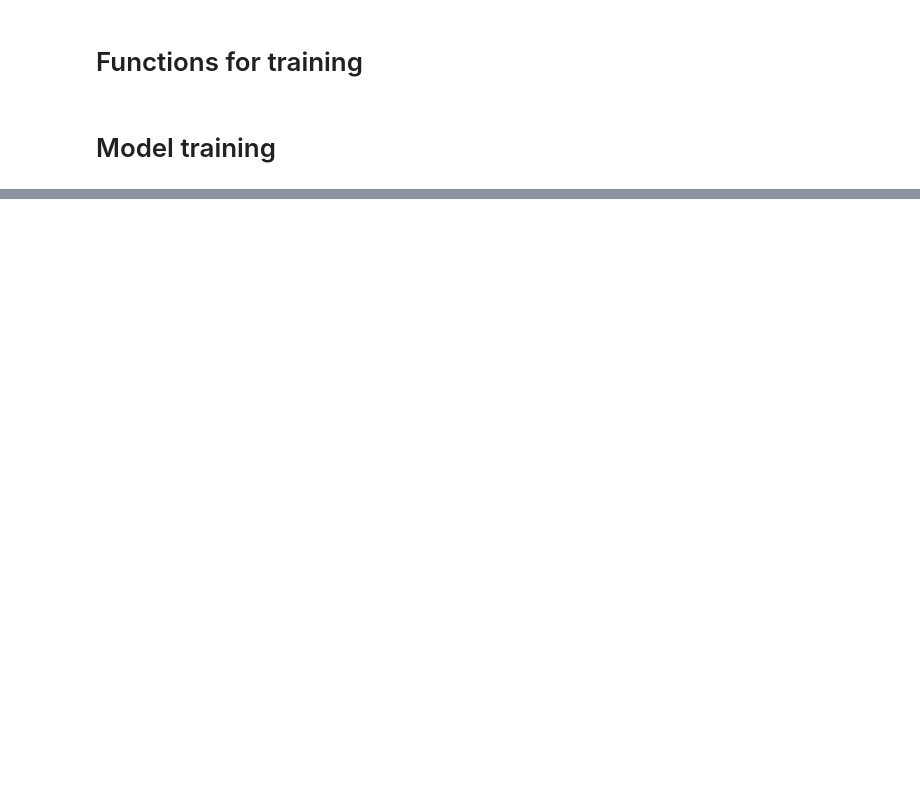
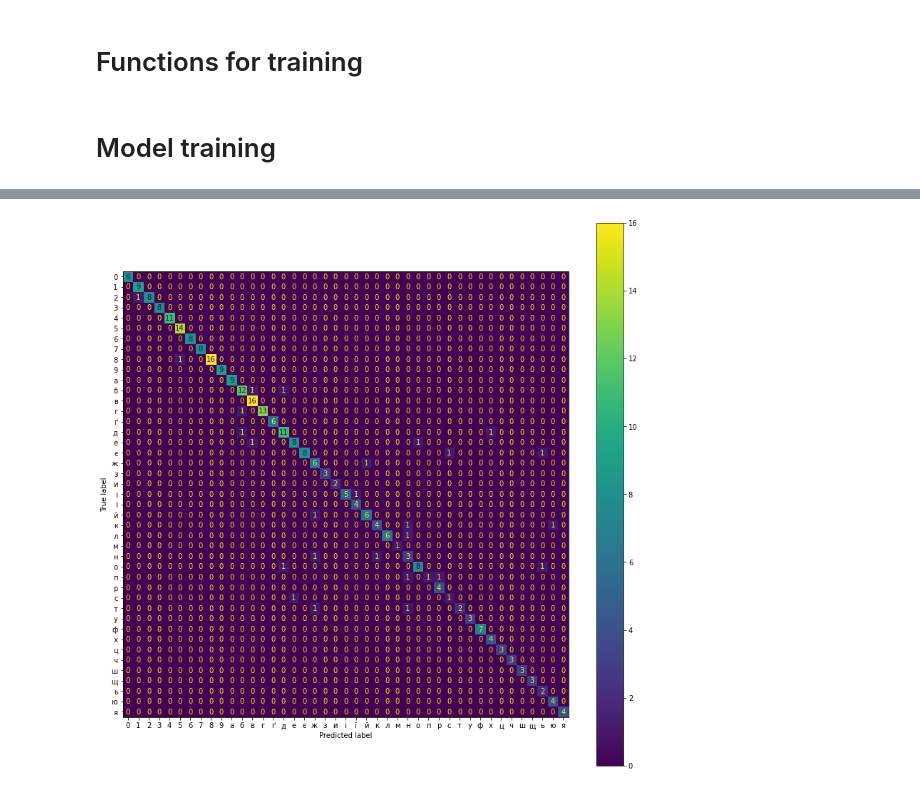
Before and after one commit to nazavr322/ukr-handwriting-classification, a Jupyter notebook: notebooks/model_training.ipynb, the cells around one changed output, grey strips where cells are left out. Drawn from its saved outputs; the diff is of its cells as text; code cells hidden in the pictures; blank space fills up the shorter version.

```diff
--- a/notebooks/model_training.ipynb
+++ b/notebooks/model_training.ipynb
@@ -36,15 +41,14 @@ tfs = tf.Compose([
 # %%
 train_data = HandwritingDataset(
     '../data/processed/train_data.csv',
-    transforms=tfs
+    transforms=tf
 )
 
 test_data = HandwritingDataset(
     '../data/processed/test_data.csv',
-    transforms=tf.Compose([
-        tf.Resize((28, 28)),
-        tf.ToTensor(),
-        tf.Normalize(mean=MEAN, std=STD)
+    transforms=T.Compose([
+        T.ToTensor(),
+        T.Normalize(mean=MEAN, std=STD)
     ])
 )
 
@@ -187,3 +220,3 @@ plot_history(loss_history, train_history, val_history)
 # %%
-test_acc = compute_accuracy(model, test_loader)
+test_acc, preds, gt = compute_accuracy(model, test_loader)
 # %%
@@ -192,0 +226,6 @@ test_acc
+# %%
+fig, ax = plt.subplots(1, 1, figsize=(14, 14))
+labels = list('0123456789абвгґдеєжзиіїйклмнопрстуфхцчшщьюя')
+ConfusionMatrixDisplay.from_predictions(gt, preds, display_labels=labels, ax=ax);
+# %% [output]
+[figure, added]
```
Also changed, not shown: parts of 13 cells of this notebook.
